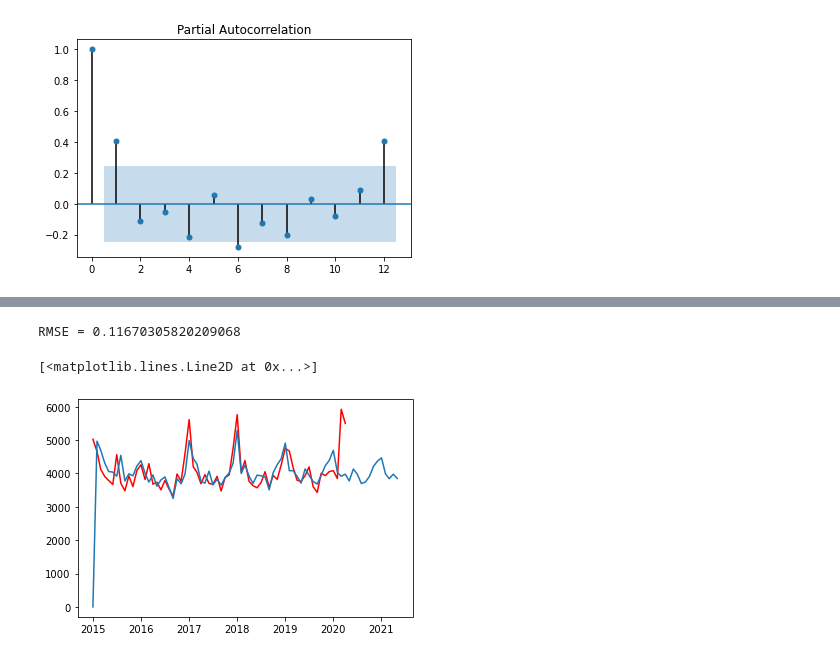
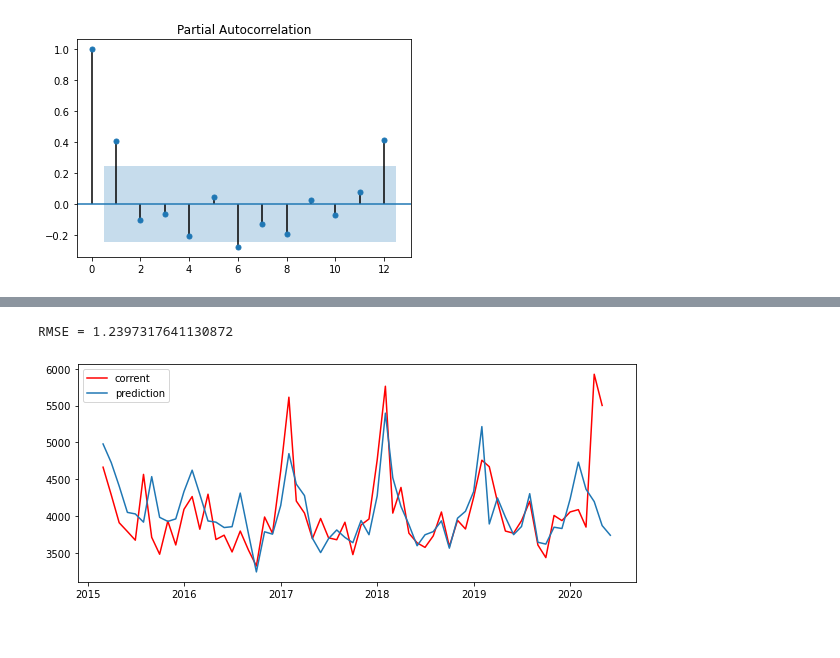
Before and after one commit to SofiaBlack/COVID-19_deaths_analysis, a Jupyter notebook: SARIMAX Model_monthly .ipynb, the cells around one changed output, grey strips where cells are left out. Drawn from its saved outputs; the diff is of its cells as text; code cells hidden in the pictures.

```diff
--- a/SARIMAX Model_monthly .ipynb
+++ b/SARIMAX Model_monthly .ipynb
@@ -1,6 +1,6 @@
 # %%
 import pandas as pd
-df = pd.read_csv("csv/decessi_mensili.csv")
+df = pd.read_csv("csv/decessi_month.csv")
 df.head()
 # %% [output]
 |  | Data | Totale |
@@ -135,8 +135,8 @@ plt.show()
 [figure]
 # %%
 from datetime import datetime
-train_end = datetime(2017,12,1)
-test_end = datetime (2020,2,1)
+train_end = datetime (2019,10,31)
+test_end = datetime (2019,12,31)
 
 train = ts[:train_end]
 test = ts[train_end + timedelta(days=1): test_end]
@@ -144,7 +144,7 @@ test = ts[train_end + timedelta(days=1): test_end]
 from statsmodels.tsa.statespace.sarimax import SARIMAX
 
 
-model = SARIMAX(train, order=(12, 0, 12))
+model = SARIMAX(train, order=(12, 0, 6))
 model_fit = model.fit(disp=1,solver='powell')
 print(model_fit.summary())
 # %% [output]
@@ -200,11 +217,13 @@ from statsmodels.tools.eval_measures import rmse
 nrmse = rmse(predictions, test)/(np.max(test)-np.min(test))
 print("RMSE =" , nrmse)
 # %% [output]
-RMSE = 0.11670305820209068
+RMSE = 1.2397317641130872
 # %%
-predictions = model_fit.predict(start=0, end=len(ts)+12) # facciamo lapredizione di un anno
-plt.plot(ts, color='red')
-plt.plot(predictions)
+predictions = model_fit.predict(start=0, end=len(ts))
+plt.figure(figsize=(10,4))
+plt.plot(ts.iloc[1:], color='red', label='corrent')
+plt.plot(predictions.iloc[1:], label='prediction')
+plt.legend()
+plt.show()
 # %% [output]
-[<matplotlib.lines.Line2D at 0x...>]
-[figure, old version]
+[figure, new version]
```
Also changed, not shown: parts of 16 cells of this notebook, 5 other files.
